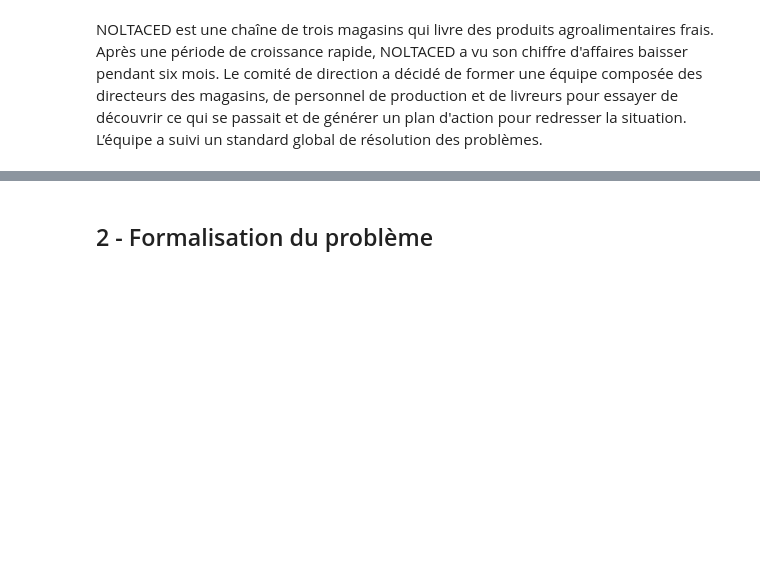
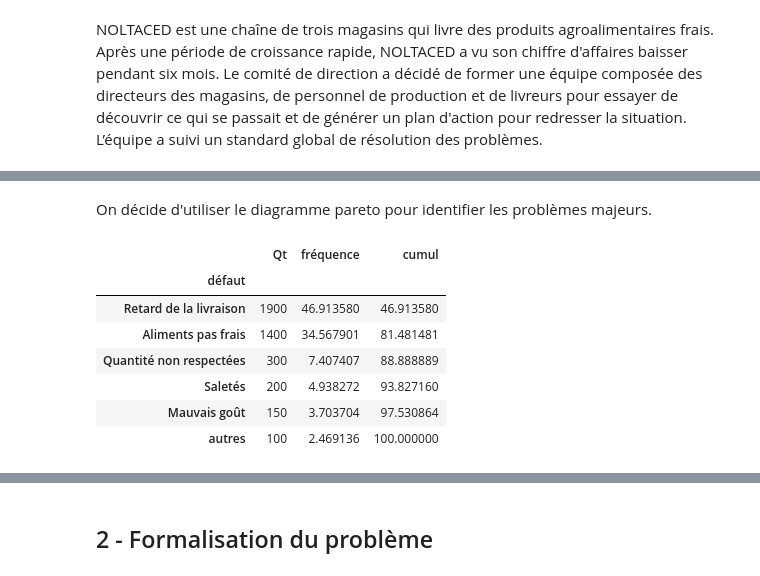
Before and after one commit to MehdiHayanai/etude_de_cas_2_DQ, a Jupyter notebook: Étude_de_cas_part_1 .ipynb, the cells around one changed output, grey strips where cells are left out. Saved outputs shown, nothing was run; the diff lists cells and outputs as text; code cells hidden in the pictures; blank space fills up the shorter version.

```diff
--- a/Étude_de_cas_part_1 .ipynb
+++ b/Étude_de_cas_part_1 .ipynb
@@ -28,0 +47,19 @@ from scipy import stats
+# %% [markdown]
+On décide d'utiliser le diagramme pareto pour identifier les problèmes majeurs.
+# %%
+defauts = defauts.sort_values(by=["Qt"], ascending=False)
+pareto = defauts.copy()
+vals_sum = pareto.sum()
+pareto["fréquence"] = (pareto["Qt"] / vals_sum["Qt"])*100
+vals = pareto["fréquence"].cumsum()
+pareto["cumul"] = vals
+pareto
+# %% [output]
+|  | Qt | fréquence | cumul |
+| défaut |  |  |  |
+| Retard de la livraison | 1900 | 46.913580 | 46.913580 |
+| Aliments pas frais | 1400 | 34.567901 | 81.481481 |
+| Quantité non respectées | 300 | 7.407407 | 88.888889 |
+| Saletés | 200 | 4.938272 | 93.827160 |
+| Mauvais goût | 150 | 3.703704 | 97.530864 |
+| autres | 100 | 2.469136 | 100.000000 |
```
Also changed, not shown: parts of 43 cells of this notebook, 1 other file.
